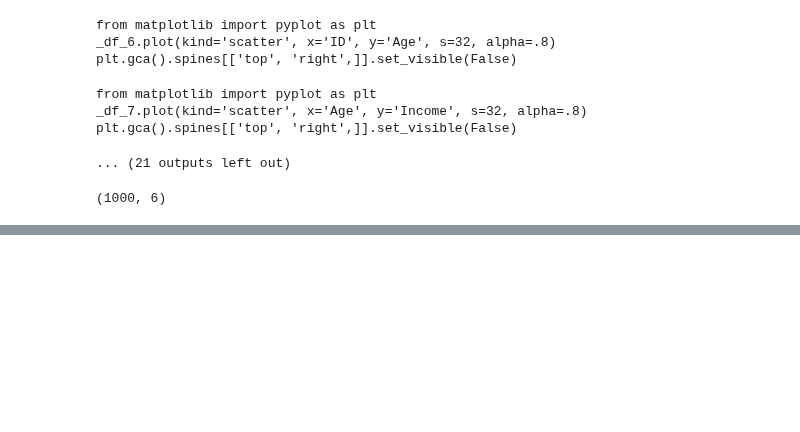
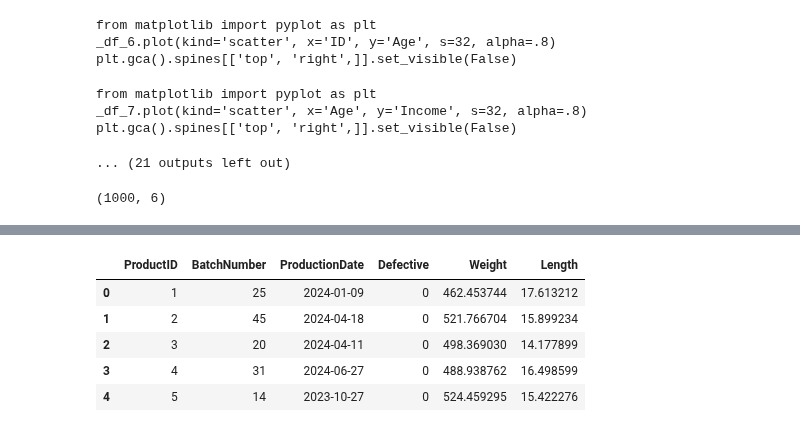
Before and after one commit to Rishabh9559/Data_science, a Jupyter notebook: Phase 1 Statistical Foundations for Data Science/Descriptive_Statistices.ipynb, the cells around one changed output, grey strips where cells are left out. Drawn from its saved outputs; the diff is of its cells as text; code cells hidden in the pictures; blank space fills up the shorter version.

```diff
--- a/Phase 1 Statistical Foundations for Data Science/Descriptive_Statistices.ipynb
+++ b/Phase 1 Statistical Foundations for Data Science/Descriptive_Statistices.ipynb
@@ -105,0 +129,12 @@ simple_Random_Data
+# %%
+# 3. Cluster Sampling: Manufacturing Data by Batch Number
+
+data=pd.read_csv("/content/Manufacturing_Data_lyst1750274395200.csv")
+data.head()
+# %% [output]
+|  | ProductID | BatchNumber | ProductionDate | Defective | Weight | Length |
+| 0 | 1 | 25 | 2024-01-09 | 0 | 462.453744 | 17.613212 |
+| 1 | 2 | 45 | 2024-04-18 | 0 | 521.766704 | 15.899234 |
+| 2 | 3 | 20 | 2024-04-11 | 0 | 498.369030 | 14.177899 |
+| 3 | 4 | 31 | 2024-06-27 | 0 | 488.938762 | 16.498599 |
+| 4 | 5 | 14 | 2023-10-27 | 0 | 524.459295 | 15.422276 |
```
Also changed, not shown: parts of 6 cells of this notebook.
